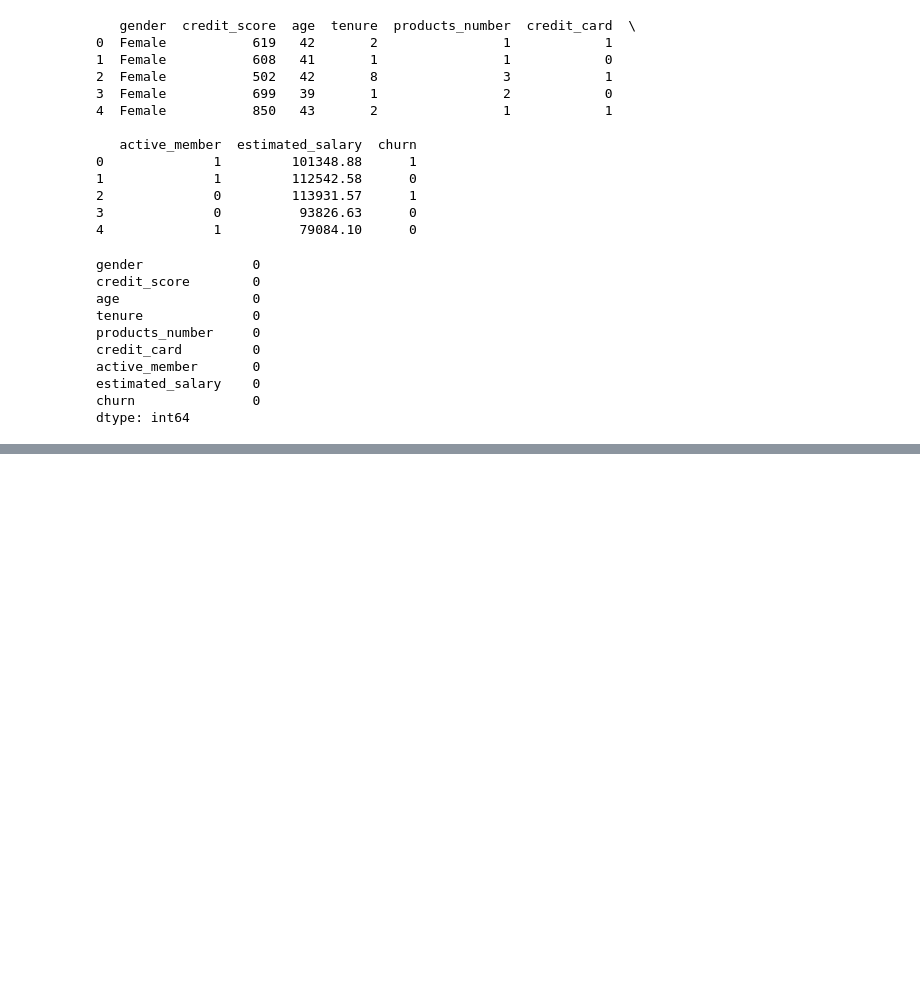
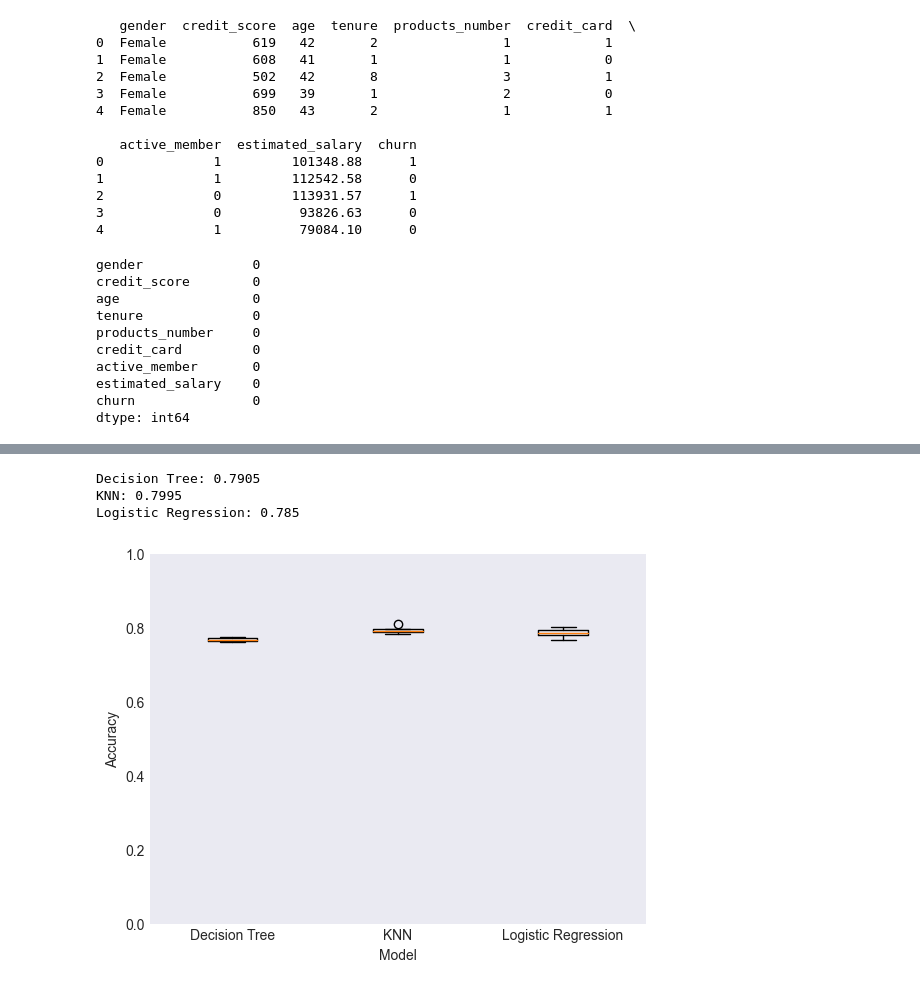
Before and after one commit to pgarwol/BankClientsChurn, a Jupyter notebook: churn_classifier.ipynb, the cells around one changed output, grey strips where cells are left out. Cells and saved outputs as stored; diff of their text form; code cells hidden in the pictures; blank space fills up the shorter version.

```diff
--- a/churn_classifier.ipynb
+++ b/churn_classifier.ipynb
@@ -148,0 +162,37 @@ plt.show()
+# %%
+models = {
+    'Decision Tree': DecisionTreeClassifier(),
+    'KNN': KNeighborsClassifier(n_neighbors=12),
+    'Logistic Regression': LogisticRegression()
+}
+
+X_train, X_test, y_train, y_test = train_test_split(X, y, test_size=0.2,
+                                                    random_state=123, stratify=y)
+
+# scaler = StandardScaler()
+# X_train_scaled = scaler.fit_transform(X_train)
+# X_test_scaled = scaler.transform(X_test) # In this case, scalling give worse results
+
+results = []
+for name, model in models.items():
+    kf = KFold(n_splits=6, shuffle=True, random_state=5)
+    cv_result = cross_val_score(model, X_train, y_train, cv=kf)
+    results.append(cv_result)
+
+    model.fit(X_train, y_train)
+    test_score = model.score(X_test, y_test)
+    print('{}: {}'.format(name, test_score))
+
+
+plt.style.use('seaborn-v0_8-dark')
+fig, ax = plt.subplots()
+ax.boxplot(results, labels=models.keys())
+ax.set_xlabel('Model')
+ax.set_ylabel('Accuracy')
+plt.ylim([0, 1])
+plt.show()
+# %% [output]
+Decision Tree: 0.7905
+KNN: 0.7995
+Logistic Regression: 0.785
+[figure, added]
```
Also changed, not shown: parts of 5 cells of this notebook.
